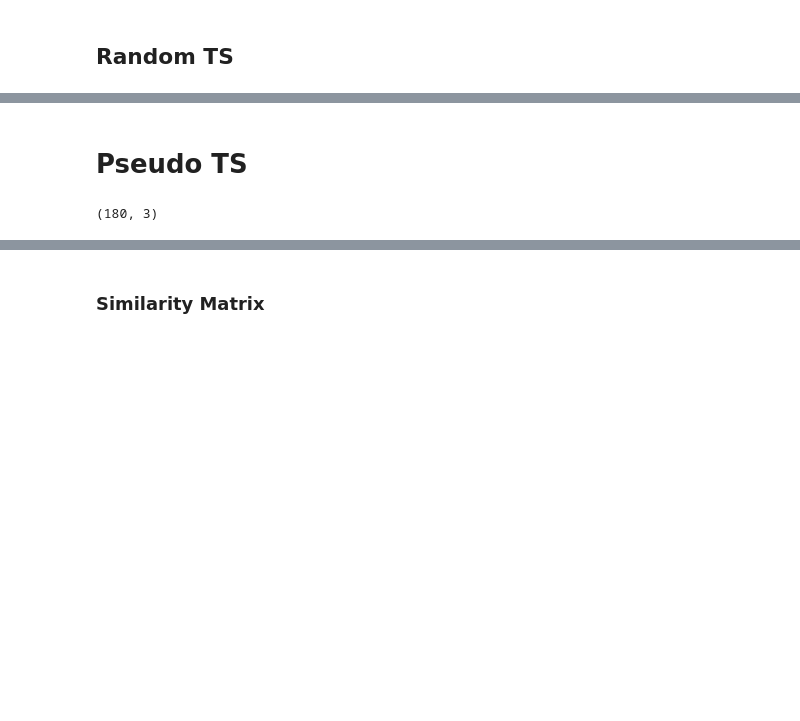
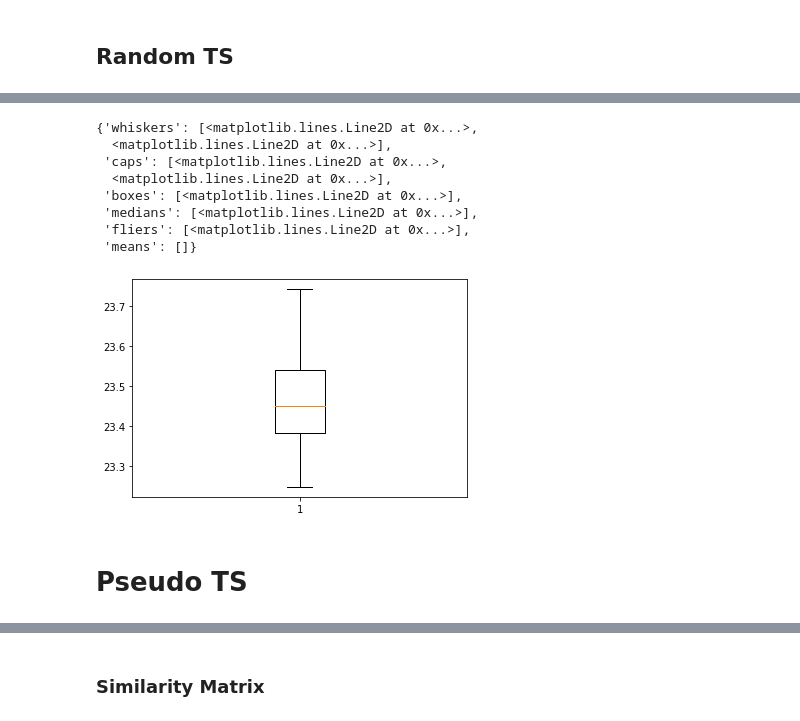
Before and after one commit to ArslanAliAwan/Char_Tra, a Jupyter notebook: Char_Tra_Version_Final.ipynb, the cells around one changed output, grey strips where cells are left out. Drawn from its saved outputs; the diff is of its cells as text; code cells hidden in the pictures; blank space fills up the shorter version.

```diff
--- a/Char_Tra_Version_Final.ipynb
+++ b/Char_Tra_Version_Final.ipynb
@@ -148,2 +148,14 @@ Training_Results_List
+# %%
+plt.boxplot(Training_Results_List, notch=None, vert=None, patch_artist=None, widths=None)
+# %% [output]
+{'whiskers': [<matplotlib.lines.Line2D at 0x...>,
+  <matplotlib.lines.Line2D at 0x...>],
+ 'caps': [<matplotlib.lines.Line2D at 0x...>,
+  <matplotlib.lines.Line2D at 0x...>],
+ 'boxes': [<matplotlib.lines.Line2D at 0x...>],
+ 'medians': [<matplotlib.lines.Line2D at 0x...>],
+ 'fliers': [<matplotlib.lines.Line2D at 0x...>],
+ 'means': []}
+[figure, added]
 # %% [markdown]
 # Pseudo TS
@@ -150,6 +167,2 @@ Training_Results_List
 # %%
 Sub_Sampling_PTS = Testing_View[:][1:181]
-# %%
-Sub_Sampling_PTS.shape
-# %% [output]
-(180, 3)
```
Also changed, not shown: parts of 37 cells of this notebook.
